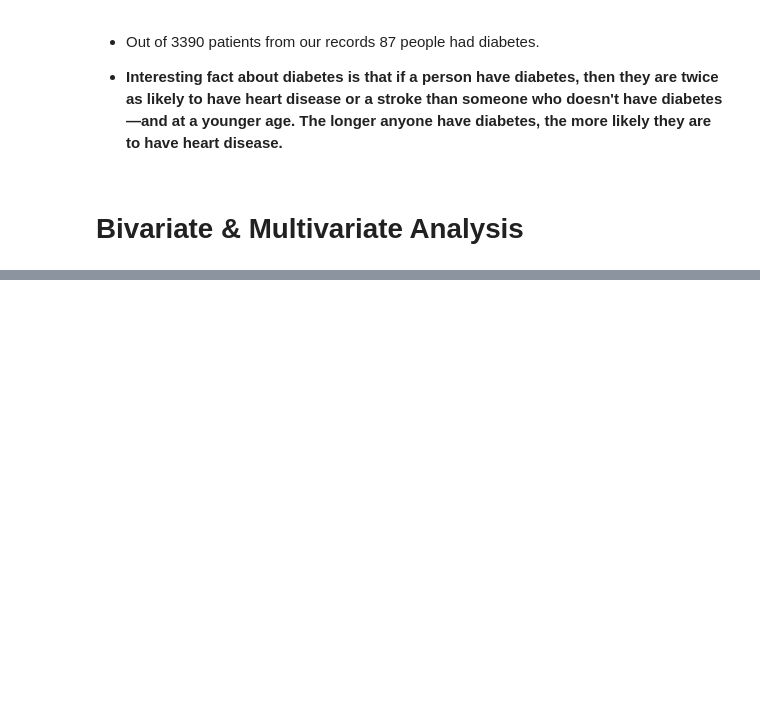
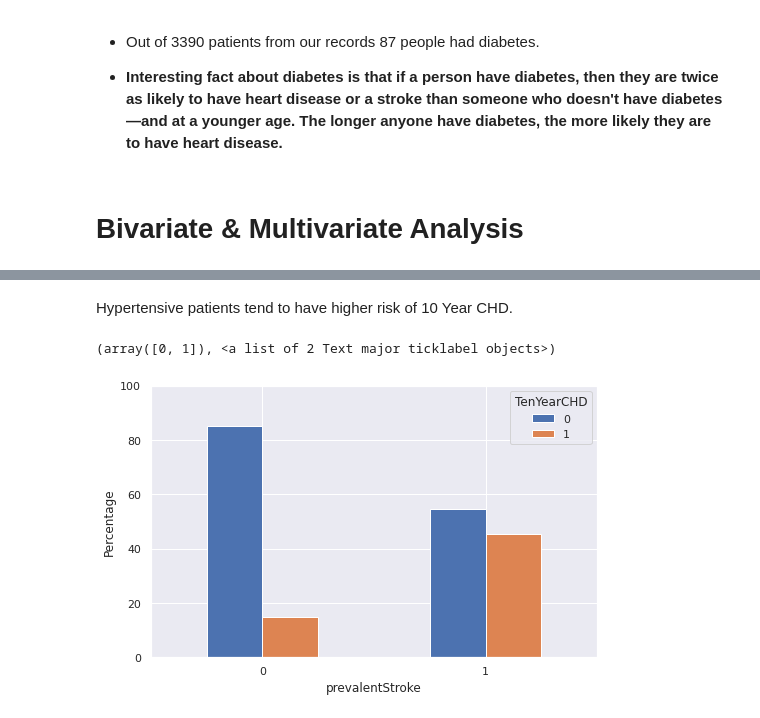
Before and after one commit to Abhishek-Shubham001/Cardiovascular-Risk-Prediction, a Jupyter notebook: Cardiovascular_Risk_Prediction_Capstone_Project.ipynb, the cells around one changed output, grey strips where cells are left out. Saved outputs shown, nothing was run; the diff lists cells and outputs as text; code cells hidden in the pictures; blank space fills up the shorter version.

```diff
--- a/Cardiovascular_Risk_Prediction_Capstone_Project.ipynb
+++ b/Cardiovascular_Risk_Prediction_Capstone_Project.ipynb
@@ -453,0 +484,13 @@ Name: diabetes, dtype: int64
+# %% [markdown]
+Hypertensive patients tend to have higher risk of 10 Year CHD.
+# %%
+# Percentage of Cardiovascular Risk with or without previous stroke
+freq_df = crp_df.groupby('TenYearCHD')['prevalentStroke'].value_counts().unstack(0)
+pct_df = freq_df.divide(freq_df.sum(axis=1), axis=0)*100
+pct_df.plot(kind="bar",  figsize=(8, 5))
+plt.ylim(0,100)
+plt.ylabel('Percentage')
+plt.xticks(rotation=0)
+# %% [output]
+(array([0, 1]), <a list of 2 Text major ticklabel objects>)
+[figure, added]
```
Also changed, not shown: parts of 12 cells of this notebook.
